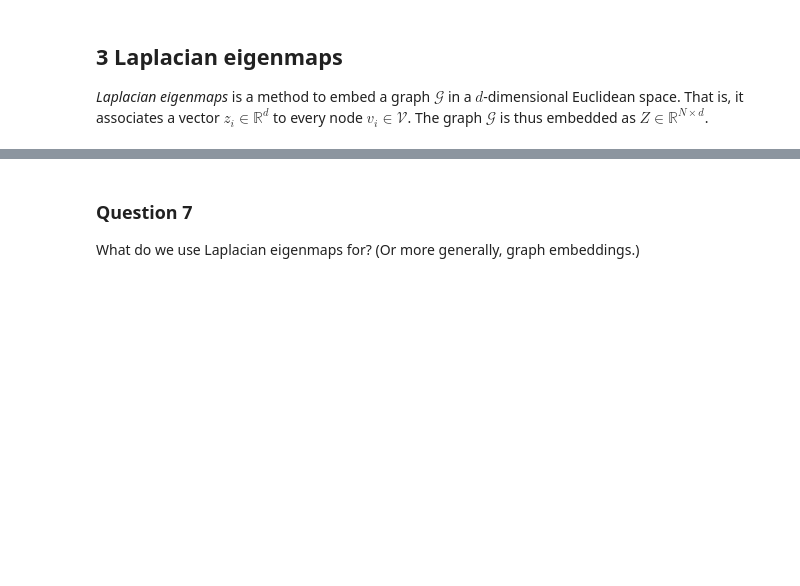
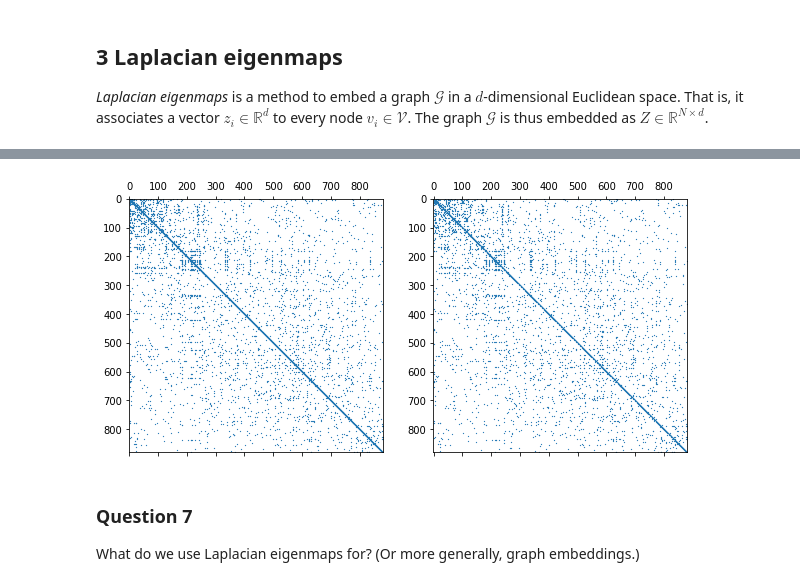
Before and after one commit to vndk36/Project_ntds2018, a Jupyter notebook: Milestone_3/3_spectral_graph_theory_AlCi.ipynb, the cells around one changed output, grey strips where cells are left out. Cells and saved outputs as stored; diff of their text form; code cells hidden in the pictures; blank space fills up the shorter version.

```diff
--- a/Milestone_3/3_spectral_graph_theory_AlCi.ipynb
+++ b/Milestone_3/3_spectral_graph_theory_AlCi.ipynb
@@ -377,3 +377,17 @@ True
+# %%
+degrees=np.sum(adjacency,0)
+D_sqrt_inv= np.diag(1/np.sqrt(degrees))
+
+laplacian_combinatorial = sparse.csr_matrix(np.diag(degrees)-adjacency)
+laplacian_normalized = sparse.csr_matrix(D_sqrt_inv @ laplacian_combinatorial @ D_sqrt_inv)
+plt.figure(figsize=(10,10))
+plt.subplot(121)
+plt.spy(laplacian_combinatorial,markersize=0.3)
+plt.subplot(122)
+plt.spy(laplacian_normalized,markersize=0.3)
+laplacian=laplacian_normalized
+# %% [output]
+[figure, added]
 # %% [markdown]
 ### Question 7
 
```
Also changed, not shown: parts of 14 cells of this notebook.
